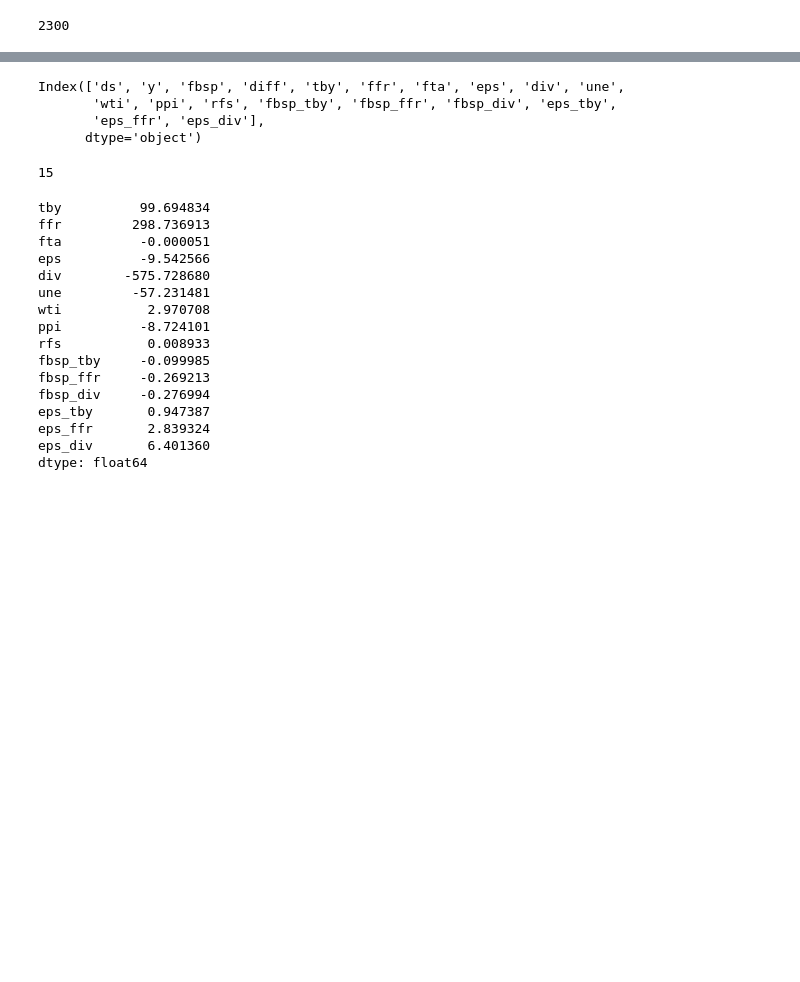
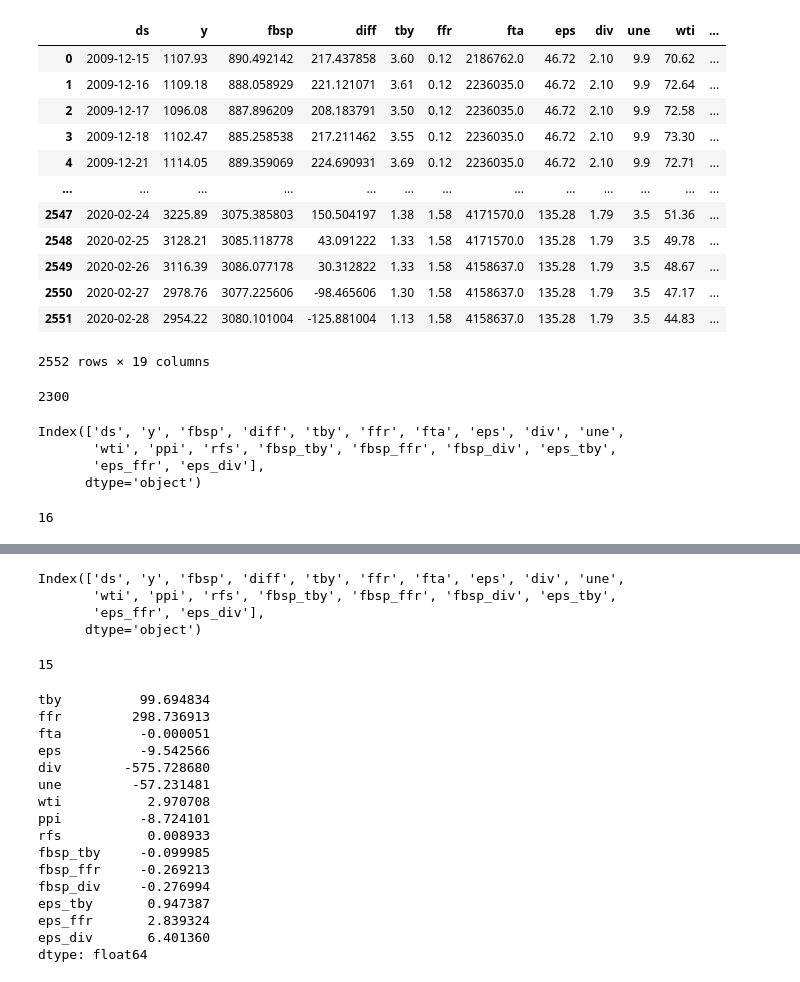
Before and after one commit to shelbycox/Stock-Erdos, a Jupyter notebook: scratch work/Yuqing-Data-Merge/Scenario2.ipynb, the cells around one changed output, grey strips where cells are left out. Cells and saved outputs as stored; diff of their text form; code cells hidden in the pictures; blank space fills up the shorter version.

```diff
--- a/scratch work/Yuqing-Data-Merge/Scenario2.ipynb
+++ b/scratch work/Yuqing-Data-Merge/Scenario2.ipynb
@@ -13,3 +13,5 @@ path = '/Users/yuqingdai/Documents/GitHub/Stock-Erdos/Data/dff2.csv'
+# %%
+path = '/Users/yuqingdai/Documents/GitHub/Stock-Erdos/Data/dff1.csv'
 # %%
 df= pd.read_csv(path, parse_dates=['ds'])
 # df = df.rename(columns = {"Date":"ds","Close":"y"})
@@ -22,6 +24,22 @@ df['fbsp_div'] = df['fbsp'] * df['div']
 df['eps_tby'] = df['eps'] * df['tby']
 df['eps_ffr'] = df['eps'] * df['ffr']
 df['eps_div'] = df['eps'] * df['div']
+# %%
+df
+# %% [output]
+|  | ds | y | fbsp | diff | tby | ffr | fta | eps | div | une | wti | ... |
+| 0 | 2009-12-15 | 1107.93 | 890.492142 | 217.437858 | 3.60 | 0.12 | 2186762.0 | 46.72 | 2.10 | 9.9 | 70.62 | ... |
+| 1 | 2009-12-16 | 1109.18 | 888.058929 | 221.121071 | 3.61 | 0.12 | 2236035.0 | 46.72 | 2.10 | 9.9 | 72.64 | ... |
+| 2 | 2009-12-17 | 1096.08 | 887.896209 | 208.183791 | 3.50 | 0.12 | 2236035.0 | 46.72 | 2.10 | 9.9 | 72.58 | ... |
+| 3 | 2009-12-18 | 1102.47 | 885.258538 | 217.211462 | 3.55 | 0.12 | 2236035.0 | 46.72 | 2.10 | 9.9 | 73.30 | ... |
+| 4 | 2009-12-21 | 1114.05 | 889.359069 | 224.690931 | 3.69 | 0.12 | 2236035.0 | 46.72 | 2.10 | 9.9 | 72.71 | ... |
+| ... | ... | ... | ... | ... | ... | ... | ... | ... | ... | ... | ... | ... |
+| 2547 | 2020-02-24 | 3225.89 | 3075.385803 | 150.504197 | 1.38 | 1.58 | 4171570.0 | 135.28 | 1.79 | 3.5 | 51.36 | ... |
+| 2548 | 2020-02-25 | 3128.21 | 3085.118778 | 43.091222 | 1.33 | 1.58 | 4171570.0 | 135.28 | 1.79 | 3.5 | 49.78 | ... |
+| 2549 | 2020-02-26 | 3116.39 | 3086.077178 | 30.312822 | 1.33 | 1.58 | 4158637.0 | 135.28 | 1.79 | 3.5 | 48.67 | ... |
+| 2550 | 2020-02-27 | 2978.76 | 3077.225606 | -98.465606 | 1.30 | 1.58 | 4158637.0 | 135.28 | 1.79 | 3.5 | 47.17 | ... |
+| 2551 | 2020-02-28 | 2954.22 | 3080.101004 | -125.881004 | 1.13 | 1.58 | 4158637.0 | 135.28 | 1.79 | 3.5 | 44.83 | ... |
+2552 rows × 19 columns
 # %%
 cutoff = len(df) - 252
 df_train = df[:cutoff].copy()
@@ -29,3 +47,10 @@ df_test = df[cutoff:].copy()
 print(cutoff)
 # %% [output]
 2300
+# %%
+df_train.columns
+# %% [output]
+Index(['ds', 'y', 'fbsp', 'diff', 'tby', 'ffr', 'fta', 'eps', 'div', 'une',
+       'wti', 'ppi', 'rfs', 'fbsp_tby', 'fbsp_ffr', 'fbsp_div', 'eps_tby',
+       'eps_ffr', 'eps_div'],
+      dtype='object')
@@ -31,0 +59,4 @@ print(cutoff)
+# %%
+df1_train.shape[1]
+# %% [output]
+16
```
Also changed, not shown: parts of 9 cells of this notebook.
